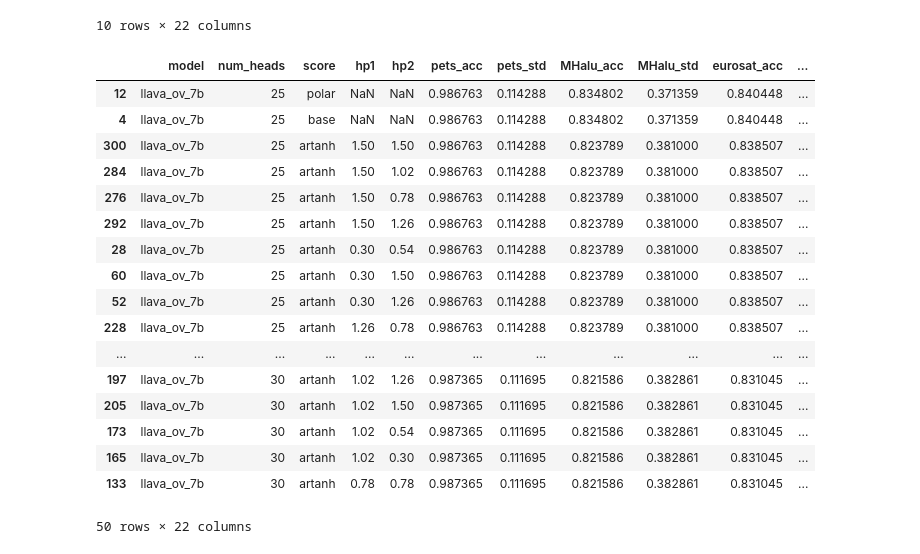
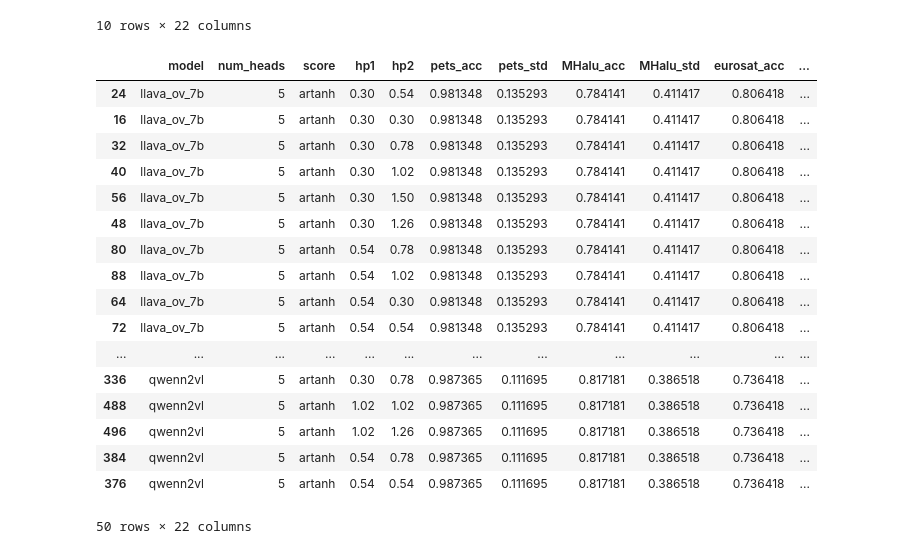
Before and after one commit to marssoo/SAVs, a Jupyter notebook: analysis/breakdown.ipynb, the cells around one changed output. Drawn from its saved outputs; the diff is of its cells as text; code cells hidden in the pictures.

```diff
--- a/analysis/breakdown.ipynb
+++ b/analysis/breakdown.ipynb
@@ -31,23 +31,23 @@ df[df['num_heads']==25].sort_values('vlguard_acc', ascending=False).head(10)
 acc_columns = df.filter(like='_acc')
 df['avg_acc'] = acc_columns.mean(axis=1)
 # %%
-df.sort_values('avg_acc', ascending=False).head(50)
+df[df['num_heads'] == 5].sort_values('avg_acc', ascending=False).head(50)
 # %% [output]
 |  | model | num_heads | score | hp1 | hp2 | pets_acc | pets_std | MHalu_acc | MHalu_std | eurosat_acc | ... |
-| 12 | llava_ov_7b | 25 | polar | NaN | NaN | 0.986763 | 0.114288 | 0.834802 | 0.371359 | 0.840448 | ... |
-| 4 | llava_ov_7b | 25 | base | NaN | NaN | 0.986763 | 0.114288 | 0.834802 | 0.371359 | 0.840448 | ... |
-| 300 | llava_ov_7b | 25 | artanh | 1.50 | 1.50 | 0.986763 | 0.114288 | 0.823789 | 0.381000 | 0.838507 | ... |
-| 284 | llava_ov_7b | 25 | artanh | 1.50 | 1.02 | 0.986763 | 0.114288 | 0.823789 | 0.381000 | 0.838507 | ... |
-| 276 | llava_ov_7b | 25 | artanh | 1.50 | 0.78 | 0.986763 | 0.114288 | 0.823789 | 0.381000 | 0.838507 | ... |
-| 292 | llava_ov_7b | 25 | artanh | 1.50 | 1.26 | 0.986763 | 0.114288 | 0.823789 | 0.381000 | 0.838507 | ... |
-| 28 | llava_ov_7b | 25 | artanh | 0.30 | 0.54 | 0.986763 | 0.114288 | 0.823789 | 0.381000 | 0.838507 | ... |
-| 60 | llava_ov_7b | 25 | artanh | 0.30 | 1.50 | 0.986763 | 0.114288 | 0.823789 | 0.381000 | 0.838507 | ... |
-| 52 | llava_ov_7b | 25 | artanh | 0.30 | 1.26 | 0.986763 | 0.114288 | 0.823789 | 0.381000 | 0.838507 | ... |
-| 228 | llava_ov_7b | 25 | artanh | 1.26 | 0.78 | 0.986763 | 0.114288 | 0.823789 | 0.381000 | 0.838507 | ... |
+| 24 | llava_ov_7b | 5 | artanh | 0.30 | 0.54 | 0.981348 | 0.135293 | 0.784141 | 0.411417 | 0.806418 | ... |
+| 16 | llava_ov_7b | 5 | artanh | 0.30 | 0.30 | 0.981348 | 0.135293 | 0.784141 | 0.411417 | 0.806418 | ... |
+| 32 | llava_ov_7b | 5 | artanh | 0.30 | 0.78 | 0.981348 | 0.135293 | 0.784141 | 0.411417 | 0.806418 | ... |
+| 40 | llava_ov_7b | 5 | artanh | 0.30 | 1.02 | 0.981348 | 0.135293 | 0.784141 | 0.411417 | 0.806418 | ... |
+| 56 | llava_ov_7b | 5 | artanh | 0.30 | 1.50 | 0.981348 | 0.135293 | 0.784141 | 0.411417 | 0.806418 | ... |
+| 48 | llava_ov_7b | 5 | artanh | 0.30 | 1.26 | 0.981348 | 0.135293 | 0.784141 | 0.411417 | 0.806418 | ... |
+| 80 | llava_ov_7b | 5 | artanh | 0.54 | 0.78 | 0.981348 | 0.135293 | 0.784141 | 0.411417 | 0.806418 | ... |
+| 88 | llava_ov_7b | 5 | artanh | 0.54 | 1.02 | 0.981348 | 0.135293 | 0.784141 | 0.411417 | 0.806418 | ... |
+| 64 | llava_ov_7b | 5 | artanh | 0.54 | 0.30 | 0.981348 | 0.135293 | 0.784141 | 0.411417 | 0.806418 | ... |
+| 72 | llava_ov_7b | 5 | artanh | 0.54 | 0.54 | 0.981348 | 0.135293 | 0.784141 | 0.411417 | 0.806418 | ... |
 | ... | ... | ... | ... | ... | ... | ... | ... | ... | ... | ... | ... |
-| 197 | llava_ov_7b | 30 | artanh | 1.02 | 1.26 | 0.987365 | 0.111695 | 0.821586 | 0.382861 | 0.831045 | ... |
-| 205 | llava_ov_7b | 30 | artanh | 1.02 | 1.50 | 0.987365 | 0.111695 | 0.821586 | 0.382861 | 0.831045 | ... |
-| 173 | llava_ov_7b | 30 | artanh | 1.02 | 0.54 | 0.987365 | 0.111695 | 0.821586 | 0.382861 | 0.831045 | ... |
-| 165 | llava_ov_7b | 30 | artanh | 1.02 | 0.30 | 0.987365 | 0.111695 | 0.821586 | 0.382861 | 0.831045 | ... |
-| 133 | llava_ov_7b | 30 | artanh | 0.78 | 0.78 | 0.987365 | 0.111695 | 0.821586 | 0.382861 | 0.831045 | ... |
+| 336 | qwenn2vl | 5 | artanh | 0.30 | 0.78 | 0.987365 | 0.111695 | 0.817181 | 0.386518 | 0.736418 | ... |
+| 488 | qwenn2vl | 5 | artanh | 1.02 | 1.02 | 0.987365 | 0.111695 | 0.817181 | 0.386518 | 0.736418 | ... |
+| 496 | qwenn2vl | 5 | artanh | 1.02 | 1.26 | 0.987365 | 0.111695 | 0.817181 | 0.386518 | 0.736418 | ... |
+| 384 | qwenn2vl | 5 | artanh | 0.54 | 0.78 | 0.987365 | 0.111695 | 0.817181 | 0.386518 | 0.736418 | ... |
+| 376 | qwenn2vl | 5 | artanh | 0.54 | 0.54 | 0.987365 | 0.111695 | 0.817181 | 0.386518 | 0.736418 | ... |
 50 rows × 22 columns
```
Also changed, not shown: 1 other file.
